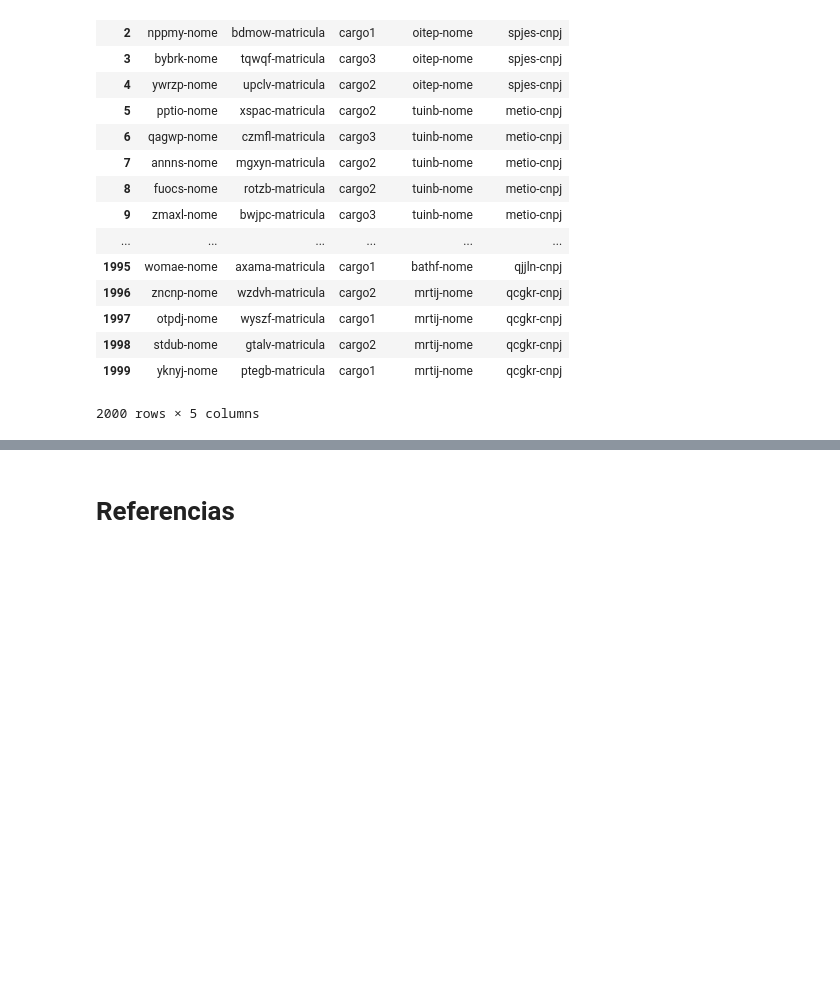
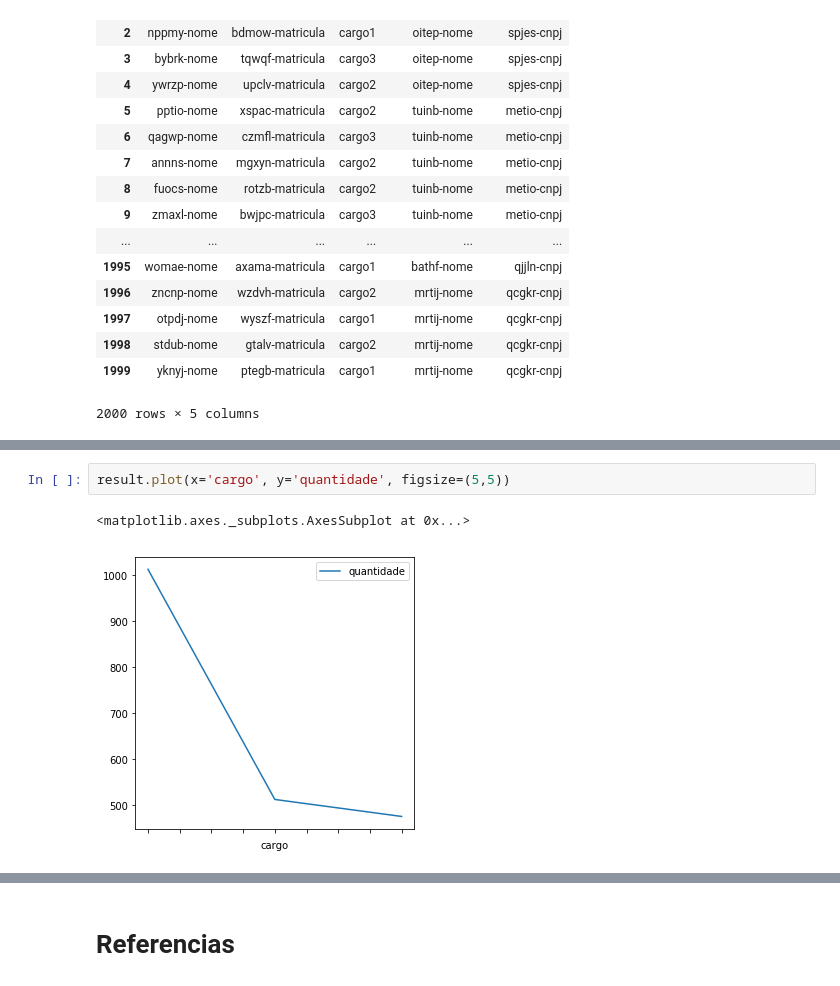
Before and after one commit to Edmiltho/BD2TrabalhoIntegrado, a Jupyter notebook: Jupyter_relatorio_flanela.ipynb, the cells around one changed output, grey strips where cells are left out. Saved outputs shown, nothing was run; the diff lists cells and outputs as text; blank space fills up the shorter version.

```diff
--- a/Jupyter_relatorio_flanela.ipynb
+++ b/Jupyter_relatorio_flanela.ipynb
@@ -287,0 +314,5 @@ result
+# %%
+result.plot(x='cargo', y='quantidade', figsize=(5,5))
+# %% [output]
+<matplotlib.axes._subplots.AxesSubplot at 0x...>
+[figure, added]
```
Also changed, not shown: parts of 8 cells of this notebook.
